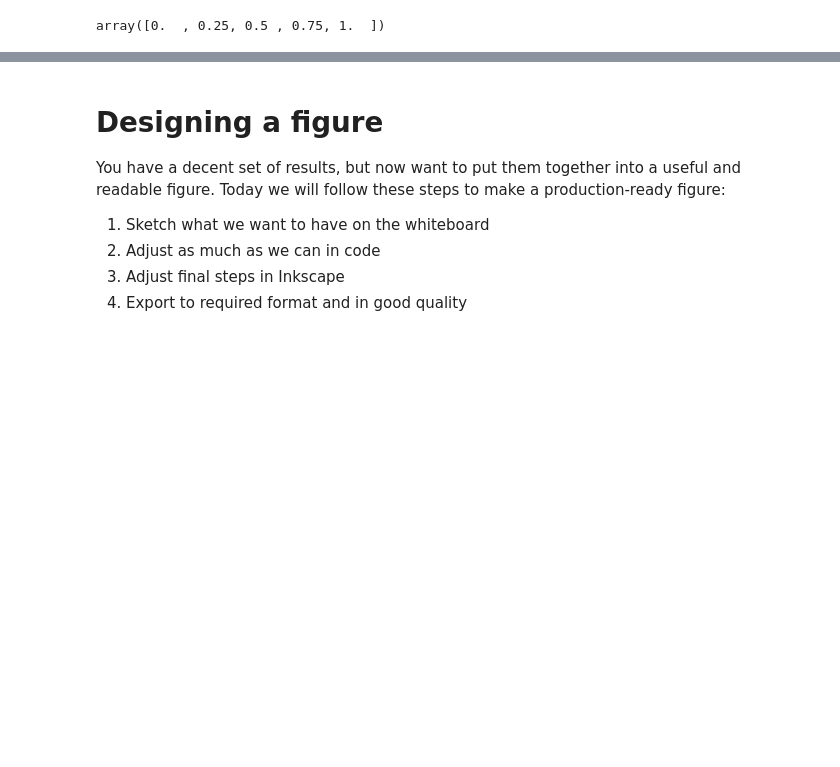
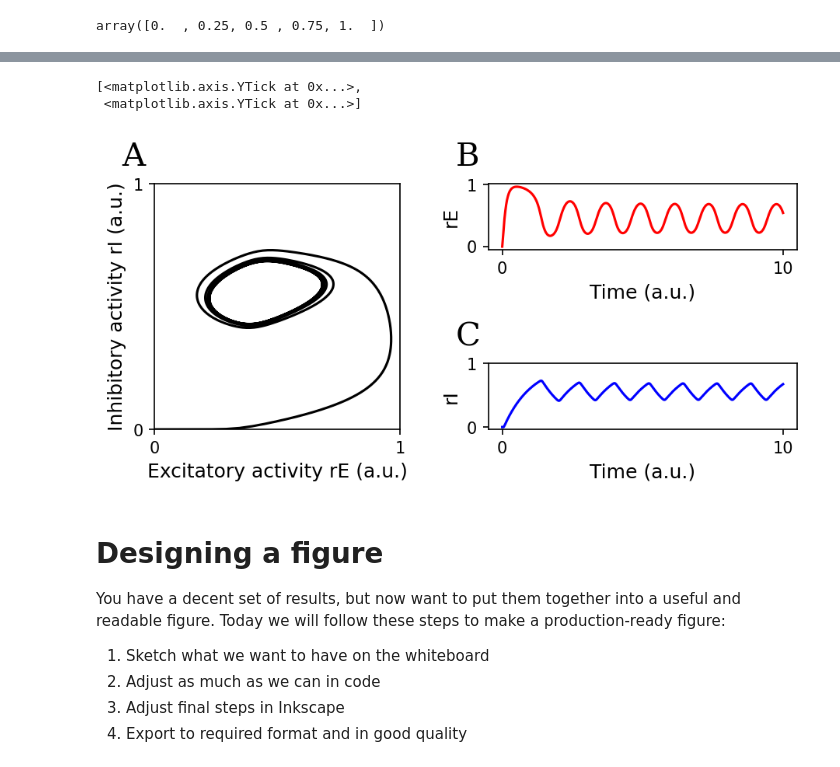
Before and after one commit to keemink-lab/FigureMakingTutorial, a Jupyter notebook: 20230425-SWK-Figure-making-tutorial-outcome.ipynb, the cells around one changed output, grey strips where cells are left out. Saved outputs shown, nothing was run; the diff lists cells and outputs as text; code cells hidden in the pictures; blank space fills up the shorter version.

```diff
--- a/20230425-SWK-Figure-making-tutorial-outcome.ipynb
+++ b/20230425-SWK-Figure-making-tutorial-outcome.ipynb
@@ -110,3 +114,51 @@ plt.savefig('fig.svg')
+# %%
+def plotrErI_onax(ax, fontsize=10, color='k'):
+    ax.plot(rE, rI, color=color)
+    ax.set_xlabel('Excitatory activity rE (a.u.)', fontsize=fontsize)
+    ax.set_ylabel('Inhibitory activity rI (a.u.)', fontsize=fontsize)
+    ax.set_xlim([0, 1])
+    ax.set_ylim([0, 1])
+
+def plotTimesVSr_onax(ax, r, label, fontsize=10, color='k'):
+    ax.plot(times, r, color=color)
+    ax.set_xlabel('Time (a.u.)', fontsize=fontsize)
+    ax.set_ylabel(label, fontsize=fontsize)
+# %%
+import matplotlib.transforms as mtransforms
+def label_axes(axs):
+    """Add subplot labels to axes defined by plt.subplot_mosaic."""
+    for label, ax in axs.items():
+        if len(label)>0: # if label exists essentially
+            # label given distance to the left and up:
+            trans = mtransforms.ScaledTranslation(-20/72, 7/72, fig.dpi_scale_trans)
+            ax.text(0.0, 1.0, label, transform=ax.transAxes + trans,
+                    fontsize=20, va='bottom', fontfamily='serif')
+
+# Define layout
+subplot_layout = [['A', 'B'],
+                  ['A', 'C']]
+fig, axs = plt.subplot_mosaic(subplot_layout, layout='constrained', figsize=(6, 3), dpi=150)
+label_axes(axs)
+axs['A'].set_aspect('equal')
+
+# plot rE VS rI
+axs['A'].set_xticks(np.linspace(0, 1, 2))
+axs['A'].set_yticks(np.linspace(0, 1, 2))
+plotrErI_onax(axs['A'], fontsize=12)
+
+# plot rE over time
+plotTimesVSr_onax(axs['B'], rE, 'rE', fontsize=12, color='r')
+axs['B'].set_xticks(np.linspace(0, 10, 2))
+axs['B'].set_yticks(np.linspace(0, 1, 2))
+
+# plot rI over time
+plotTimesVSr_onax(axs['C'], rI, 'rI', fontsize=12, color='b')
+axs['C'].set_xticks(np.linspace(0, 10, 2))
+axs['C'].set_yticks(np.linspace(0, 1, 2))
+# %% [output]
+[<matplotlib.axis.YTick at 0x...>,
+ <matplotlib.axis.YTick at 0x...>]
+[figure, added]
 # %% [markdown]
 # Designing a figure
 You have a decent set of results, but now want to put them together into a useful and readable figure. Today we will follow these steps to make a production-ready figure:
```
Also changed, not shown: parts of 2 cells of this notebook.
